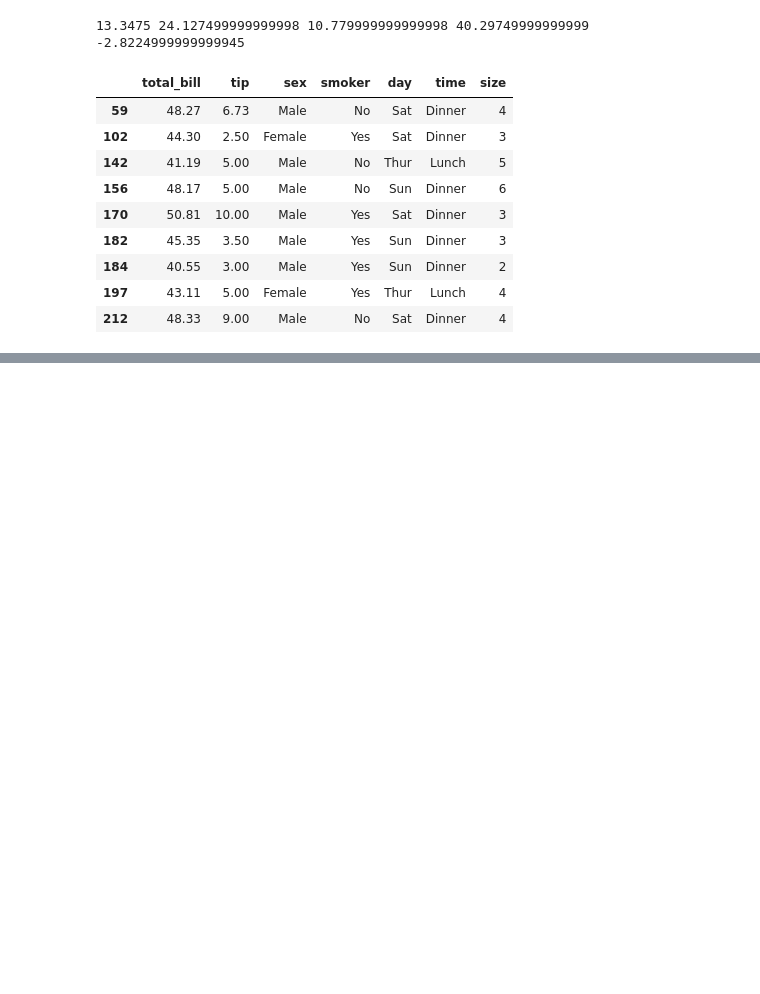
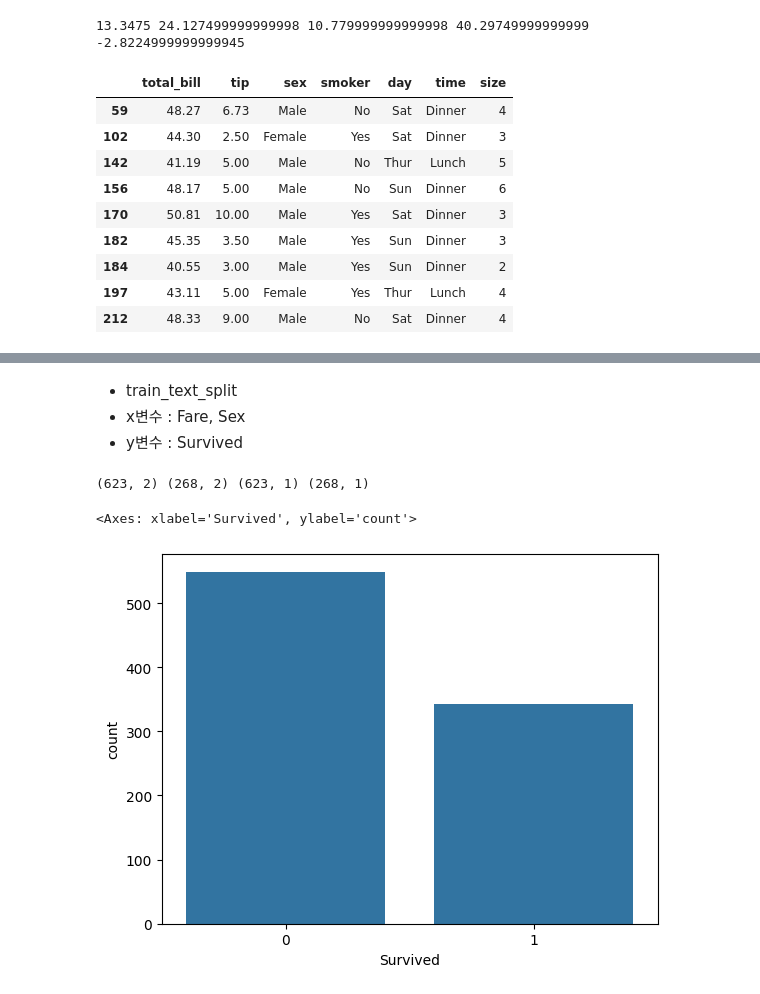
Before and after one commit to Joy-9707/sparta_practice, a Jupyter notebook: eda.ipynb, the cells around one changed output, grey strips where cells are left out. Cells and saved outputs as stored; diff of their text form; code cells hidden in the pictures; blank space fills up the shorter version.

```diff
--- a/eda.ipynb
+++ b/eda.ipynb
@@ -164,0 +501,4 @@ tips_df[cond2]
+# %% [markdown]
+- train_text_split
+- x변수 : Fare, Sex
+- y변수 : Survived
@@ -164,0 +510,10 @@ tips_df[cond2]
+# %%
+print(X_train.shape, X_test.shape, y_train.shape, y_test.shape)
+# %% [output]
+(623, 2) (268, 2) (623, 1) (268, 1)
+# %%
+# 원자료 891개 y값의 분포
+sns.countplot(data=titanic_df, x='Survived')
+# %% [output]
+<Axes: xlabel='Survived', ylabel='count'>
+[figure, added]
```
Also changed, not shown: parts of 37 cells of this notebook, 2 other files.
